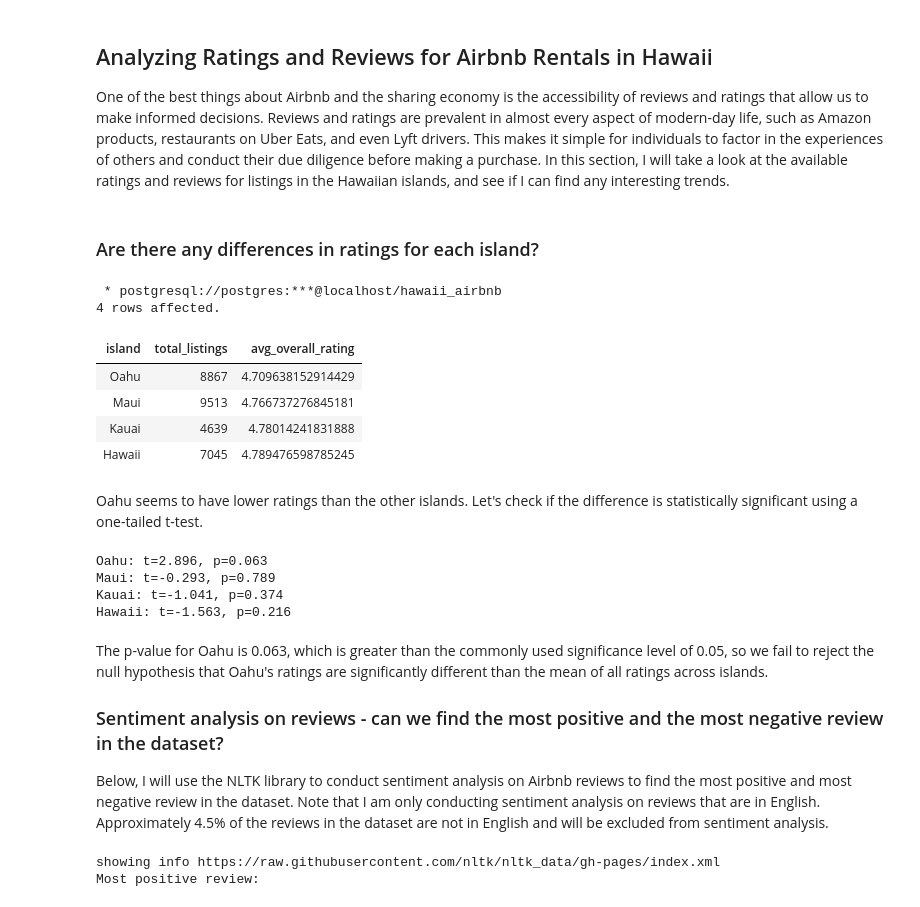
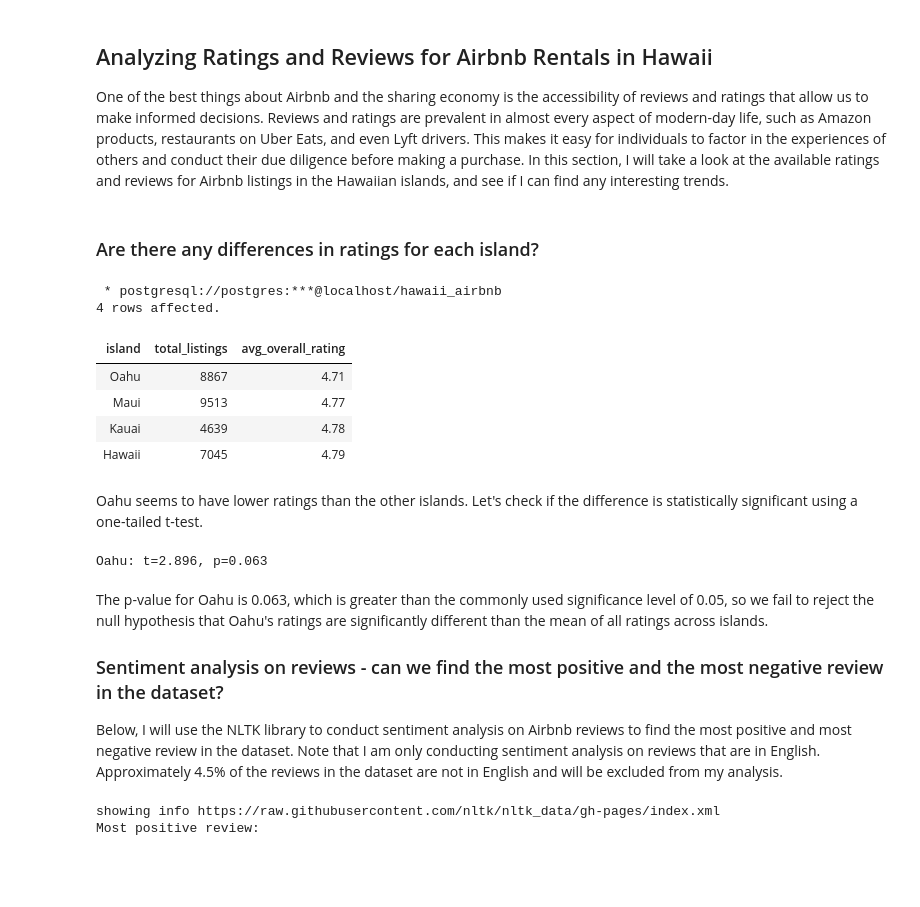
Before and after one commit to kaistops/Hawaii-Airbnb-Analysis, a Jupyter notebook: 4-Analyzing-Ratings-Reviews.ipynb, the cells around one changed output. Saved outputs shown, nothing was run; the diff lists cells and outputs as text; code cells hidden in the pictures; blank space fills up the shorter version.

Commit message:
Ratings and reviews

```diff
--- a/4-Analyzing-Ratings-Reviews.ipynb
+++ b/4-Analyzing-Ratings-Reviews.ipynb
@@ -1,25 +1,25 @@
 # %% [markdown]
 ## Analyzing Ratings and Reviews for Airbnb Rentals in Hawaii
 
-One of the best things about Airbnb and the sharing economy is the accessibility of reviews and ratings that allow us to make informed decisions. Reviews and ratings are prevalent in almost every aspect of modern-day life, such as Amazon products, restaurants on Uber Eats, and even Lyft drivers. This makes it simple for individuals to factor in the experiences of others and conduct their due diligence before making a purchase. In this section, I will take a look at the available ratings and reviews for listings in the Hawaiian islands, and see if I can find any interesting trends.
+One of the best things about Airbnb and the sharing economy is the accessibility of reviews and ratings that allow us to make informed decisions. Reviews and ratings are prevalent in almost every aspect of modern-day life, such as Amazon products, restaurants on Uber Eats, and even Lyft drivers. This makes it easy for individuals to factor in the experiences of others and conduct their due diligence before making a purchase. In this section, I will take a look at the available ratings and reviews for Airbnb listings in the Hawaiian islands, and see if I can find any interesting trends.
 # %% [markdown]
 ### Are there any differences in ratings for each island?
 # %%
 %%sql
 
 SELECT island,
        COUNT(*) AS total_listings,
-       AVG(review_scores_rating) AS avg_overall_rating
+       ROUND(AVG(review_scores_rating::DECIMAL), 2) AS avg_overall_rating
 FROM listings
 GROUP BY island;
 # %% [output]
  * postgresql://postgres:***@localhost/hawaii_airbnb
 4 rows affected.
 | island | total_listings | avg_overall_rating |
-| Oahu | 8867 | 4.709638152914429 |
-| Maui | 9513 | 4.766737276845181 |
-| Kauai | 4639 | 4.78014241831888 |
-| Hawaii | 7045 | 4.789476598785245 |
+| Oahu | 8867 | 4.71 |
+| Maui | 9513 | 4.77 |
+| Kauai | 4639 | 4.78 |
+| Hawaii | 7045 | 4.79 |
 # %% [markdown]
 Oahu seems to have lower ratings than the other islands. Let's check if the difference is statistically significant using a one-tailed t-test.
 # %%
@@ -38,21 +38,17 @@ df = pd.DataFrame(results, columns=['island', 'avg_overall_rating'])
 overall_mean = df['avg_overall_rating'].mean()
 
 # Perform one-sample t-test for each island to see if mean is statistically different from mean across islands
-for island in df['island']:
-    island_mean = df.loc[df['island'] == island, 'avg_overall_rating'].iloc[0]
-    t_statistic, p_value = ttest_1samp(df['avg_overall_rating'], island_mean)
-    print(f"{island}: t={t_statistic:.3f}, p={p_value:.3f}")
+island_mean = df.loc[df['island'] == 'Oahu', 'avg_overall_rating'].iloc[0]
+t_statistic, p_value = ttest_1samp(df['avg_overall_rating'], island_mean)
+print(f"{'Oahu'}: t={t_statistic:.3f}, p={p_value:.3f}")
 # %% [output]
 Oahu: t=2.896, p=0.063
-Maui: t=-0.293, p=0.789
-Kauai: t=-1.041, p=0.374
-Hawaii: t=-1.563, p=0.216
 # %% [markdown]
 The p-value for Oahu is 0.063, which is greater than the commonly used significance level of 0.05, so we fail to reject the null hypothesis that Oahu's ratings are significantly different than the mean of all ratings across islands.
 
 ### Sentiment analysis on reviews - can we find the most positive and the most negative review in the dataset?
 
-Below, I will use the NLTK library to conduct sentiment analysis on Airbnb reviews to find the most positive and most negative review in the dataset. Note that I am only conducting sentiment analysis on reviews that are in English. Approximately 4.5% of the reviews in the dataset are not in English and will be excluded from sentiment analysis.
+Below, I will use the NLTK library to conduct sentiment analysis on Airbnb reviews to find the most positive and most negative review in the dataset. Note that I am only conducting sentiment analysis on reviews that are in English. Approximately 4.5% of the reviews in the dataset are not in English and will be excluded from my analysis.
 # %%
 # Import necessary libraries
 import nltk
```
Also changed, not shown: parts of 3 cells of this notebook.
